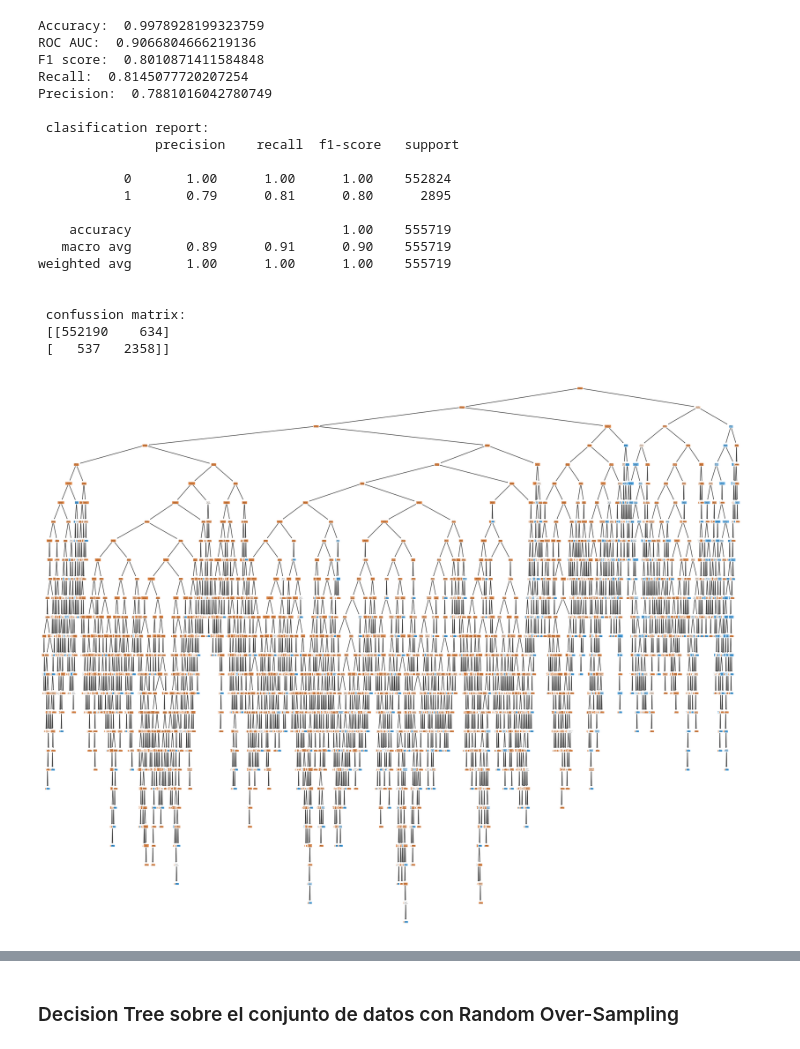
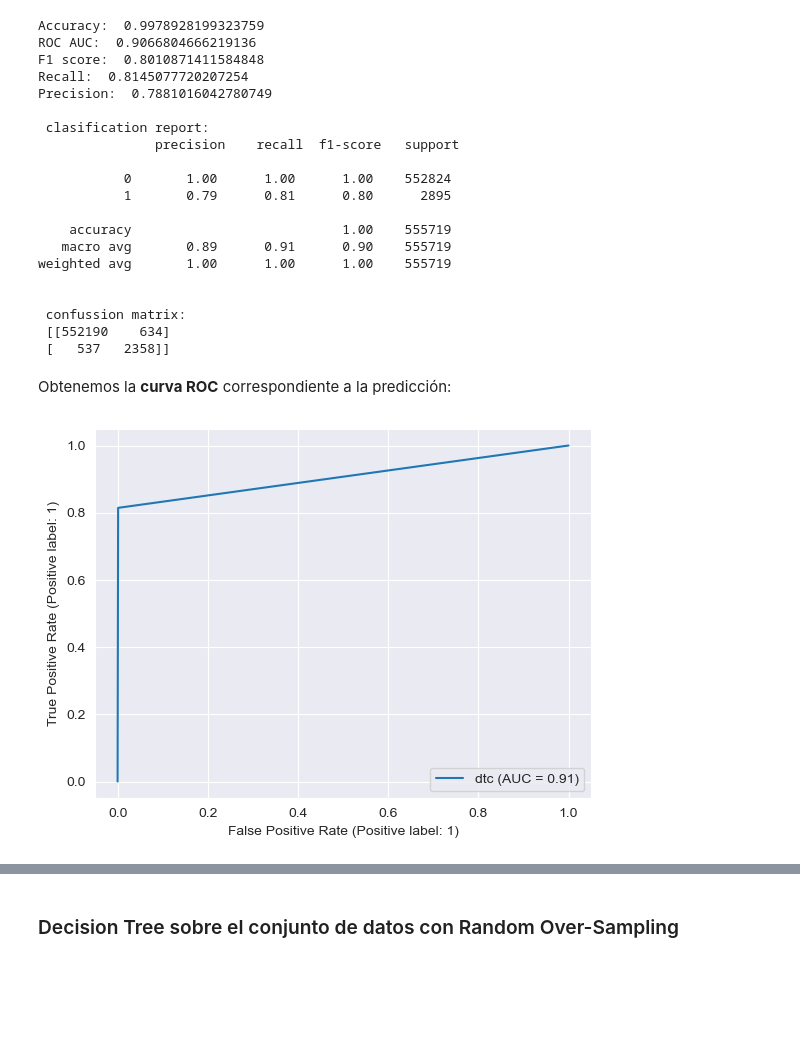
Before and after one commit to Rosanton/Rosa_Anton_TFM_ML_Fraud_Detection, a Jupyter notebook: TFM_3_Models.ipynb, the cells around one changed output, grey strips where cells are left out. Saved outputs shown, nothing was run; the diff lists cells and outputs as text; code cells hidden in the pictures; blank space fills up the shorter version.

```diff
--- a/TFM_3_Models.ipynb
+++ b/TFM_3_Models.ipynb
@@ -738,11 +740,10 @@ weighted avg       1.00      1.00      1.00    555719
  confussion matrix:
  [[552190    634]
  [   537   2358]]
-# %%
-fig = plt.figure(figsize=(25,20))
-_ = tree.plot_tree(dtc,
-                   feature_names=X_train.columns,
-                   class_names=['No Fraude', "Fraude"],
-                   filled=True)
-# %% [output]
-[figure, removed]
+# %% [markdown]
+Obtenemos la **curva ROC** correspondiente a la predicción:
+# %%
+RocCurveDisplay.from_predictions(y_test, y_pred_dtc, name='dtc')
+plt.show()
+# %% [output]
+[figure, added]
```
Also changed, not shown: parts of 69 cells of this notebook.
